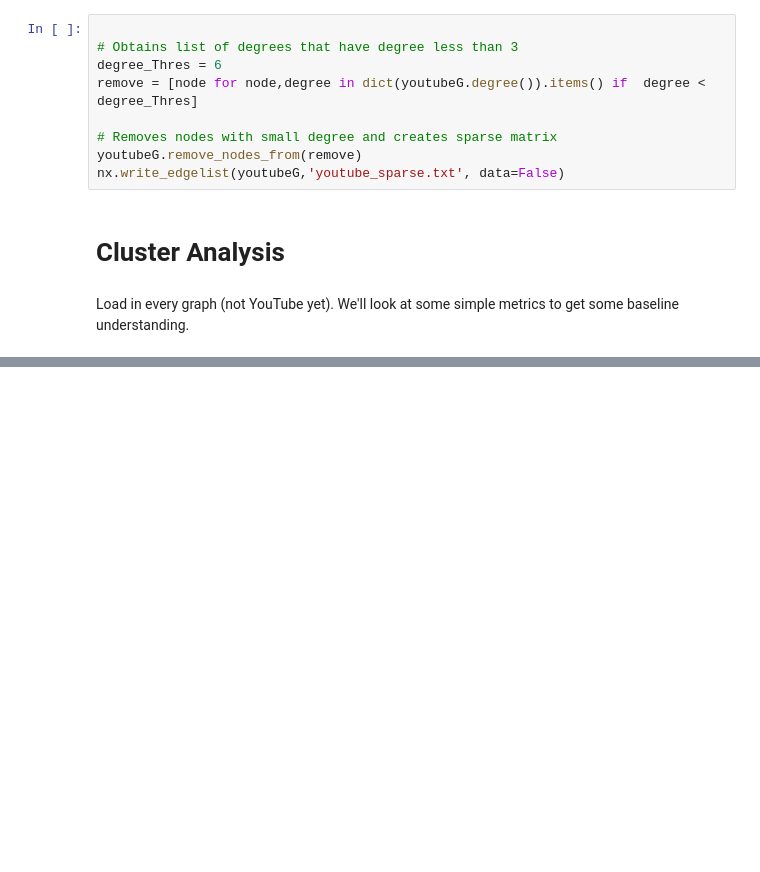
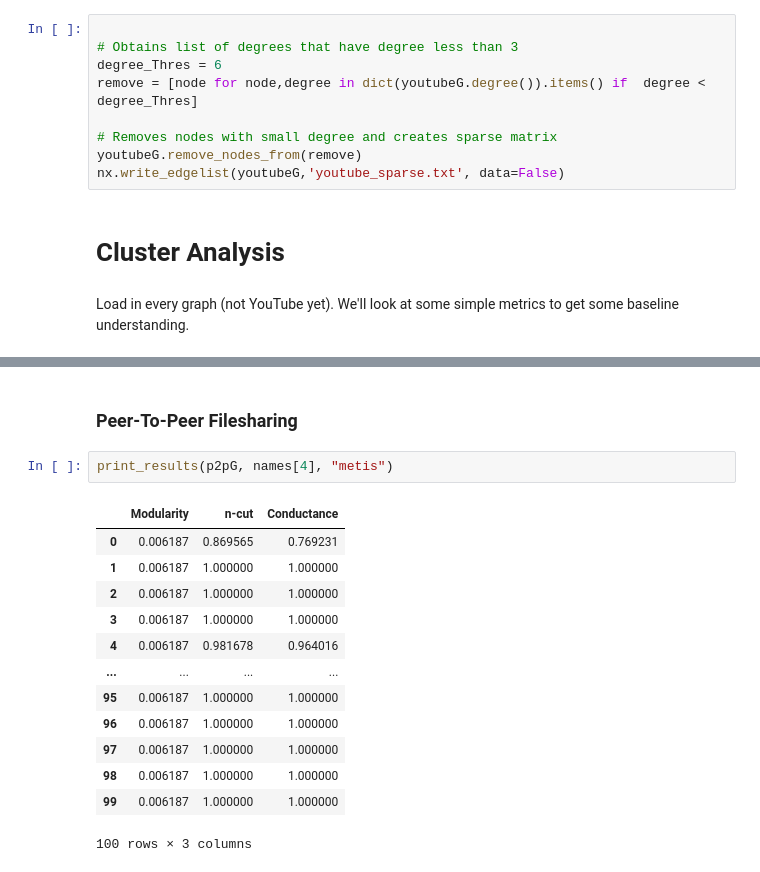
Before and after one commit to RSunderhaft/NetworkScience, a Jupyter notebook: networkScienceLab2.ipynb, the cells around one changed output, grey strips where cells are left out. Cells and saved outputs as stored; diff of their text form; blank space fills up the shorter version.

```diff
--- a/networkScienceLab2.ipynb
+++ b/networkScienceLab2.ipynb
@@ -89,0 +158,18 @@ pd.DataFrame(results)
+# %% [markdown]
+### Peer-To-Peer Filesharing
+# %%
+print_results(p2pG, names[4], "metis")
+# %% [output]
+|  | Modularity | n-cut | Conductance |
+| 0 | 0.006187 | 0.869565 | 0.769231 |
+| 1 | 0.006187 | 1.000000 | 1.000000 |
+| 2 | 0.006187 | 1.000000 | 1.000000 |
+| 3 | 0.006187 | 1.000000 | 1.000000 |
+| 4 | 0.006187 | 0.981678 | 0.964016 |
+| ... | ... | ... | ... |
+| 95 | 0.006187 | 1.000000 | 1.000000 |
+| 96 | 0.006187 | 1.000000 | 1.000000 |
+| 97 | 0.006187 | 1.000000 | 1.000000 |
+| 98 | 0.006187 | 1.000000 | 1.000000 |
+| 99 | 0.006187 | 1.000000 | 1.000000 |
+100 rows × 3 columns
```
Also changed, not shown: parts of 20 cells of this notebook, 6 other files.
